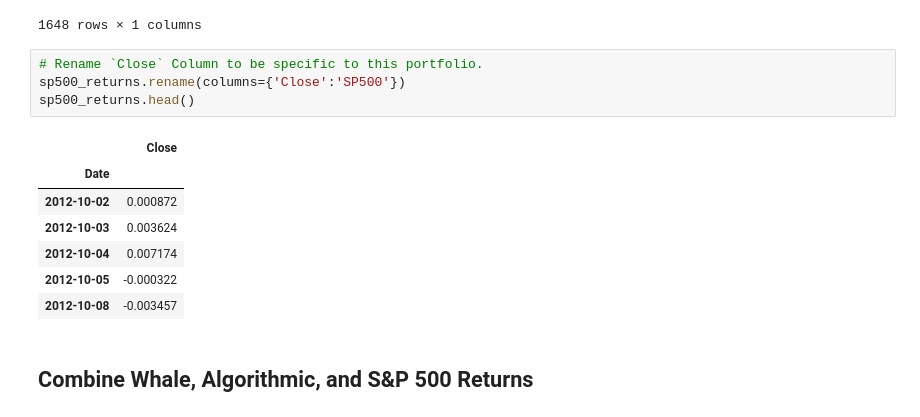
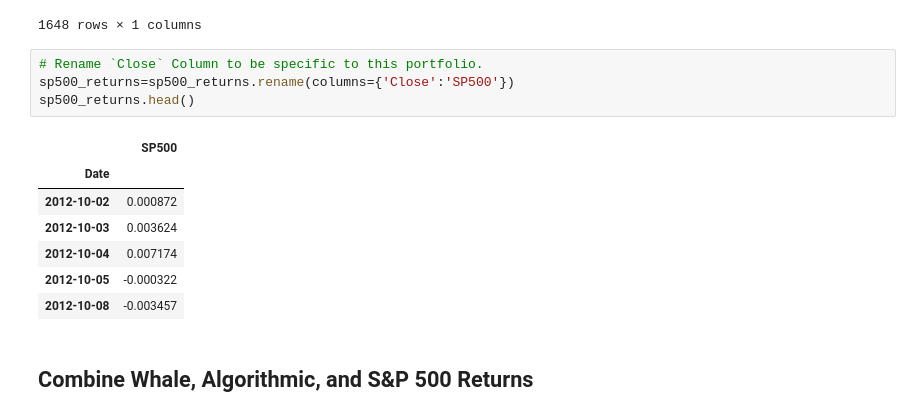
Before and after one commit to globalproweb/A-Whale-Off-the-Port-folio-, a Jupyter notebook: whale_analysis.ipynb, the cells around one changed output. Cells and saved outputs as stored; diff of their text form.

```diff
--- a/whale_analysis.ipynb
+++ b/whale_analysis.ipynb
@@ -224,10 +224,10 @@ sp500_returns
 1648 rows × 1 columns
 # %%
 # Rename `Close` Column to be specific to this portfolio.
-sp500_returns.rename(columns={'Close':'SP500'})
+sp500_returns=sp500_returns.rename(columns={'Close':'SP500'})
 sp500_returns.head()
 # %% [output]
-|  | Close |
+|  | SP500 |
 | Date |  |
 | 2012-10-02 | 0.000872 |
 | 2012-10-03 | 0.003624 |
```
Also changed, not shown: parts of 7 cells of this notebook.
